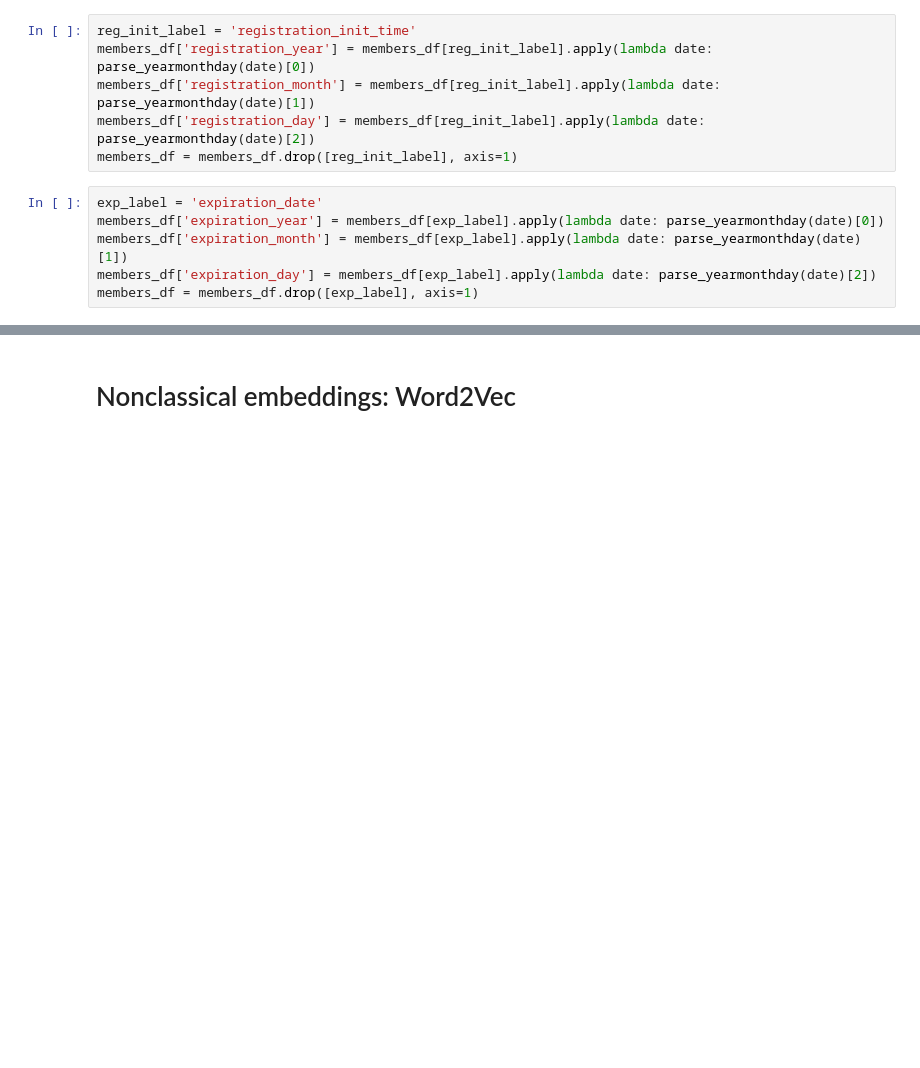
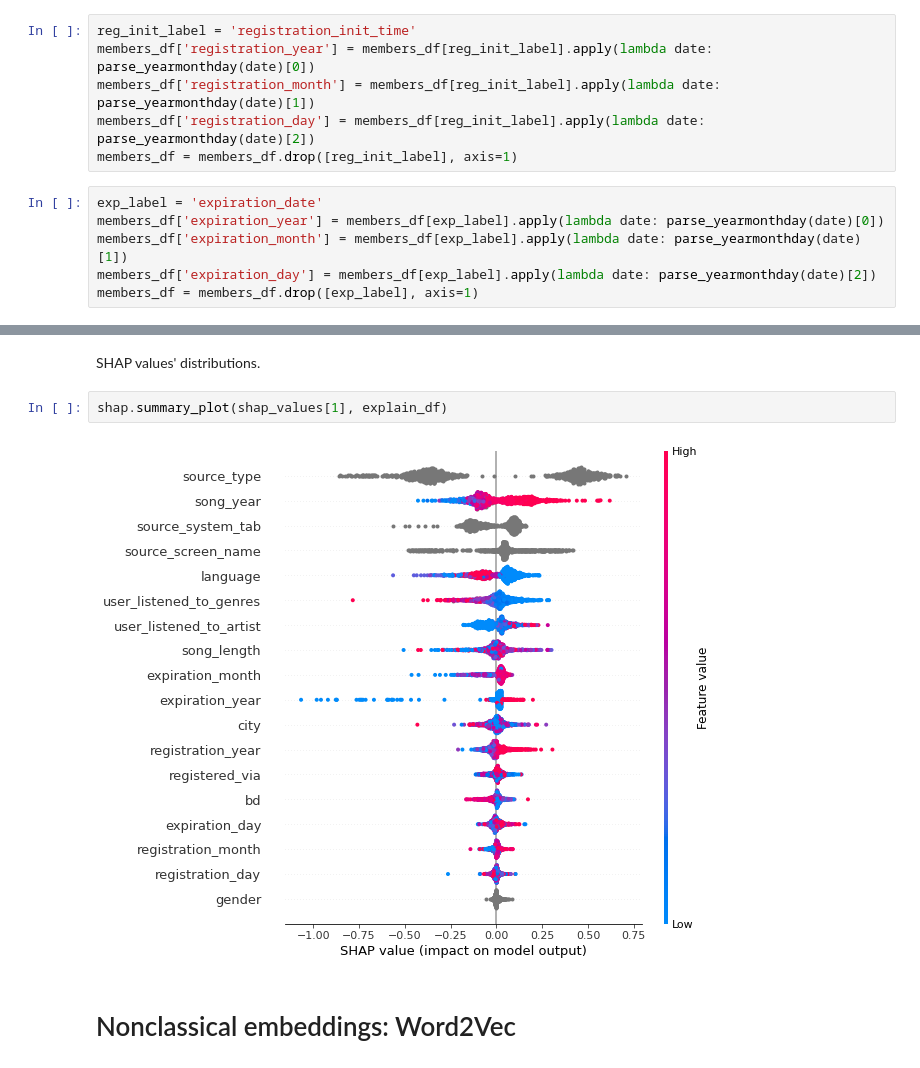
Before and after one commit to niksaz/recommender-systems, a Jupyter notebook: hw02/kkbox-music-recommendation-challenge.ipynb, the cells around one changed output, grey strips where cells are left out. Cells and saved outputs as stored; diff of their text form; blank space fills up the shorter version.

```diff
--- a/hw02/kkbox-music-recommendation-challenge.ipynb
+++ b/hw02/kkbox-music-recommendation-challenge.ipynb
@@ -367,3 +468,9 @@ submission_df.to_csv('lightgbm_submission_df.csv', index=False, float_format='%.
+# %% [markdown]
+SHAP values' distributions.
+# %%
+shap.summary_plot(shap_values[1], explain_df)
+# %% [output]
+[figure, added]
 # %% [markdown]
 # Nonclassical embeddings: Word2Vec
 # %%
```
Also changed, not shown: parts of 82 cells of this notebook.
